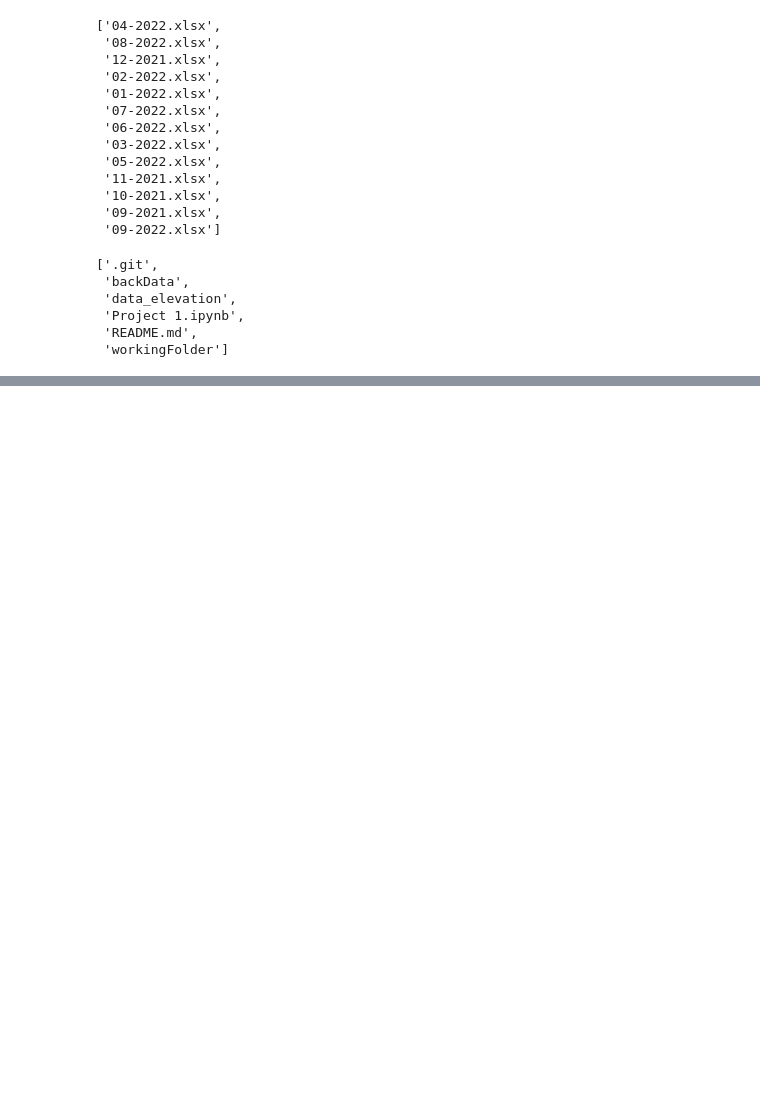
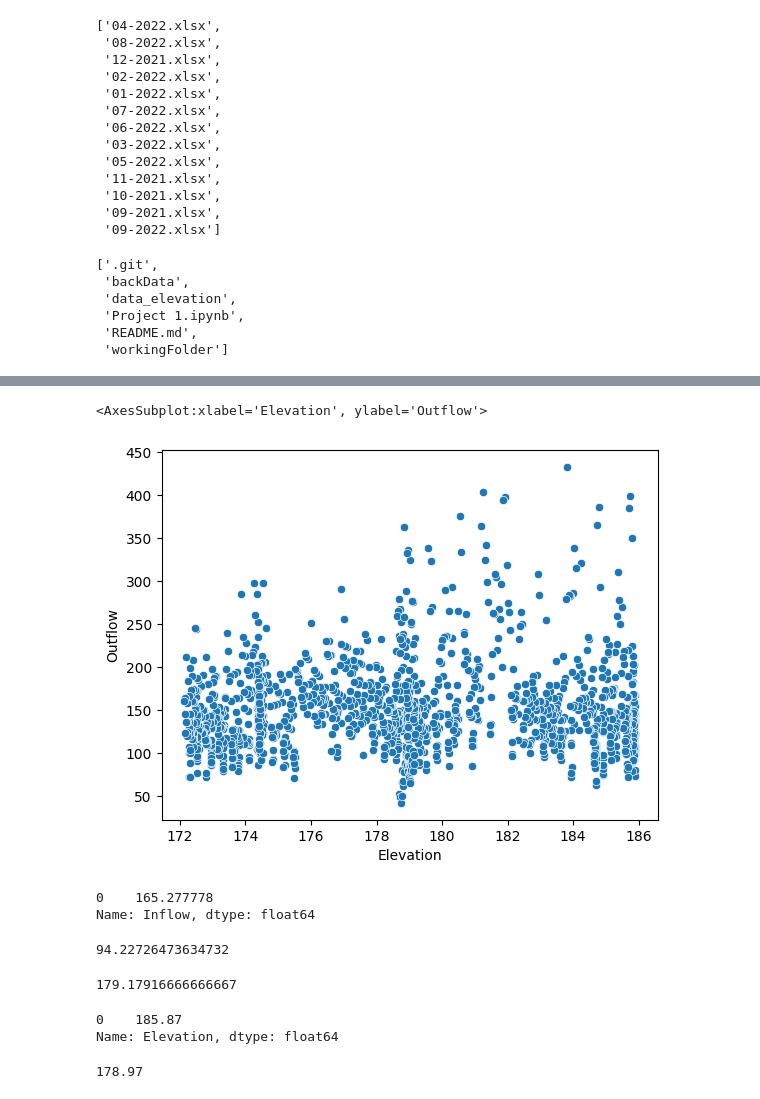
Before and after one commit to nathanpaul423/Project-Magat-Reservoir-Elevation-prediction, a Jupyter notebook: Project 1.ipynb, the cells around one changed output, grey strips where cells are left out. Saved outputs shown, nothing was run; the diff lists cells and outputs as text; code cells hidden in the pictures; blank space fills up the shorter version.

```diff
--- a/Project 1.ipynb
+++ b/Project 1.ipynb
@@ -166,0 +209,27 @@ os.listdir('c:\\Users\\Tokwa\\Documents\\GitHub\\Project-1---Magat-Reservoir-Ele
+# %%
+sns.scatterplot(x='Elevation',y='Outflow',data=df)
+# %% [output]
+<AxesSubplot:xlabel='Elevation', ylabel='Outflow'>
+[figure, added]
+# %%
+df['Inflow'].mode()
+# %% [output]
+0    165.277778
+Name: Inflow, dtype: float64
+# %%
+df['Inflow'].mean()
+# %% [output]
+94.22726473634732
+# %%
+df['Elevation'].mean()
+# %% [output]
+179.17916666666667
+# %%
+df['Elevation'].mode()
+# %% [output]
+0    185.87
+Name: Elevation, dtype: float64
+# %%
+df['Elevation'].median()
+# %% [output]
+178.97
```
Also changed, not shown: parts of 14 cells of this notebook.
